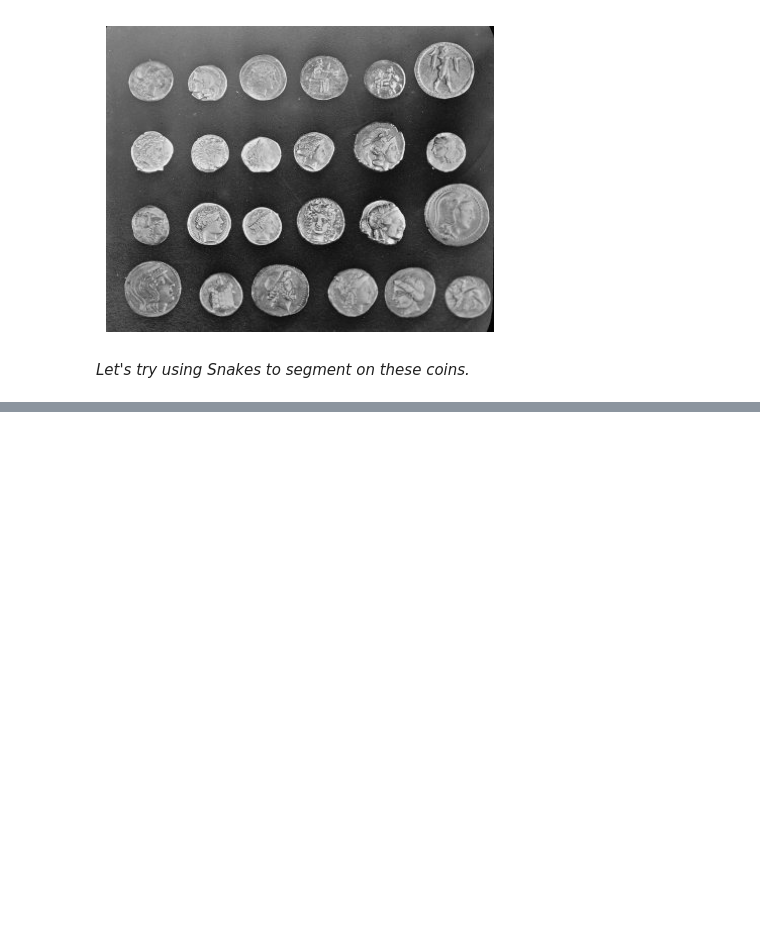
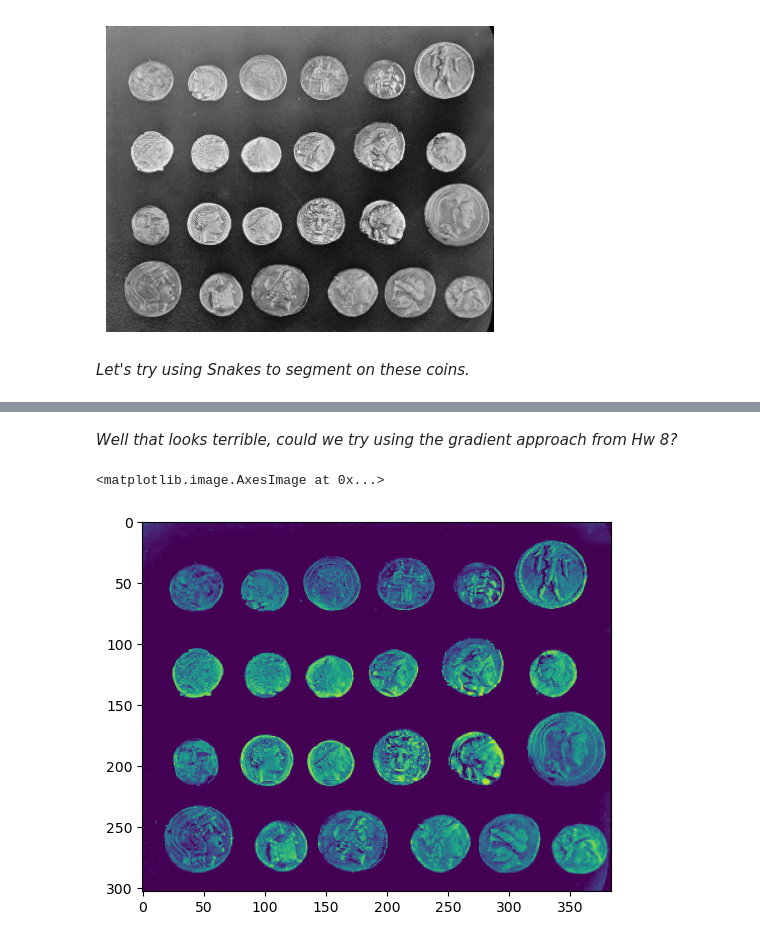
Before and after one commit to aliciaroberts/ImageAnalysisFinalProject, a Jupyter notebook: segmentation/snakes.ipynb, the cells around one changed output, grey strips where cells are left out. Cells and saved outputs as stored; diff of their text form; code cells hidden in the pictures; blank space fills up the shorter version.

```diff
--- a/segmentation/snakes.ipynb
+++ b/segmentation/snakes.ipynb
@@ -27,0 +49,17 @@ _Let's try using Snakes to segment on these coins._
+# %% [markdown]
+_Well that looks terrible, could we try using the gradient approach from Hw 8?_
+# %%
+# cleaning up the images:
+
+# smooth with gaussian then take otsu:
+sigma = 35
+from skimage.filters import threshold_otsu, gaussian
+
+coinGauss = np.clip(coinIm - gaussian(coinIm, sigma = sigma, preserve_range = True), 0, None)
+coinGauss *= 255 / np.max(coinGauss)
+coinThresh = coinGauss > threshold_otsu(coinGauss)
+
+plt.imshow(coinGauss)
+# %% [output]
+<matplotlib.image.AxesImage at 0x...>
+[figure, added]
```
Also changed, not shown: parts of 4 cells of this notebook, 1 other file.
